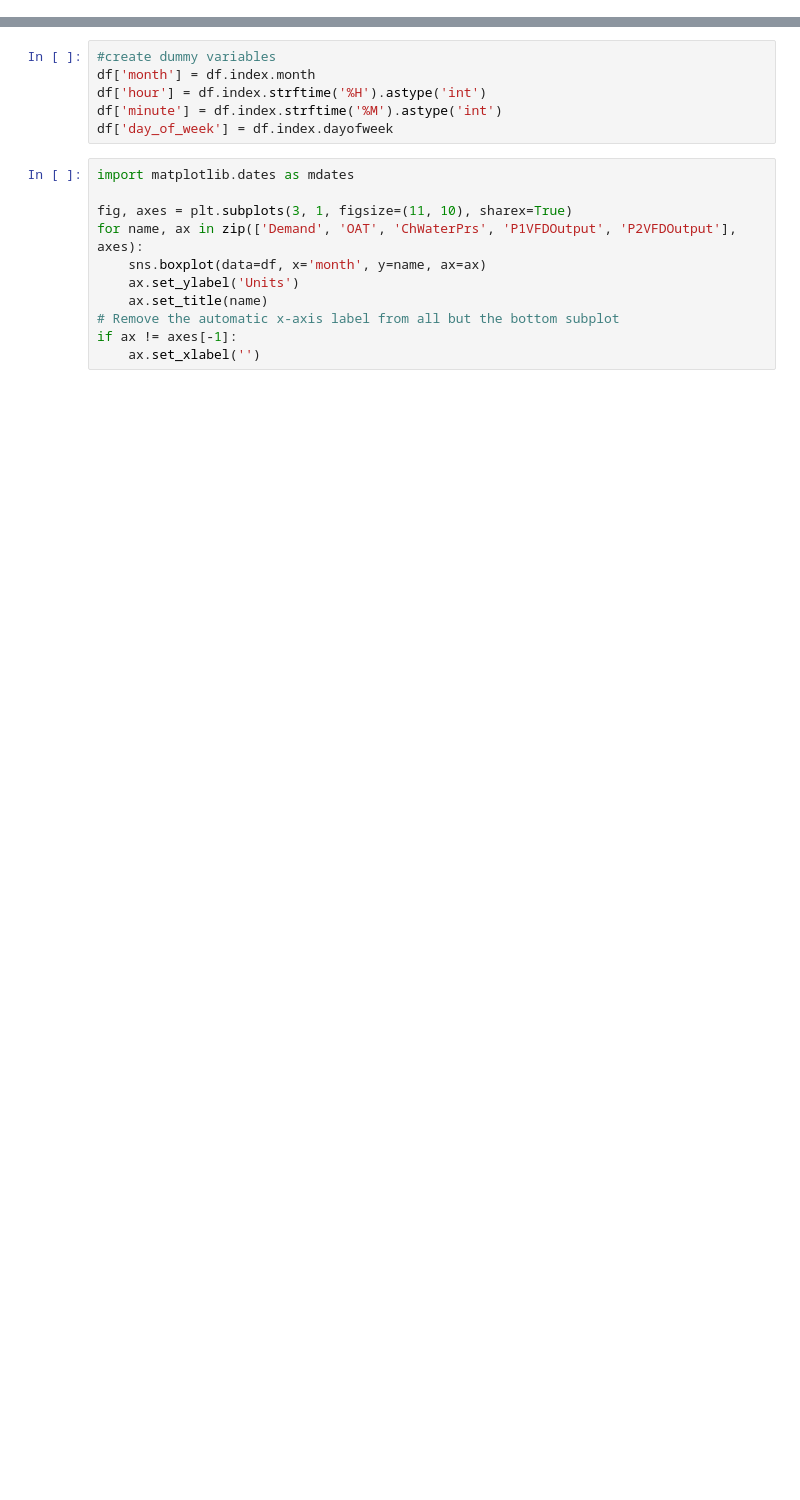
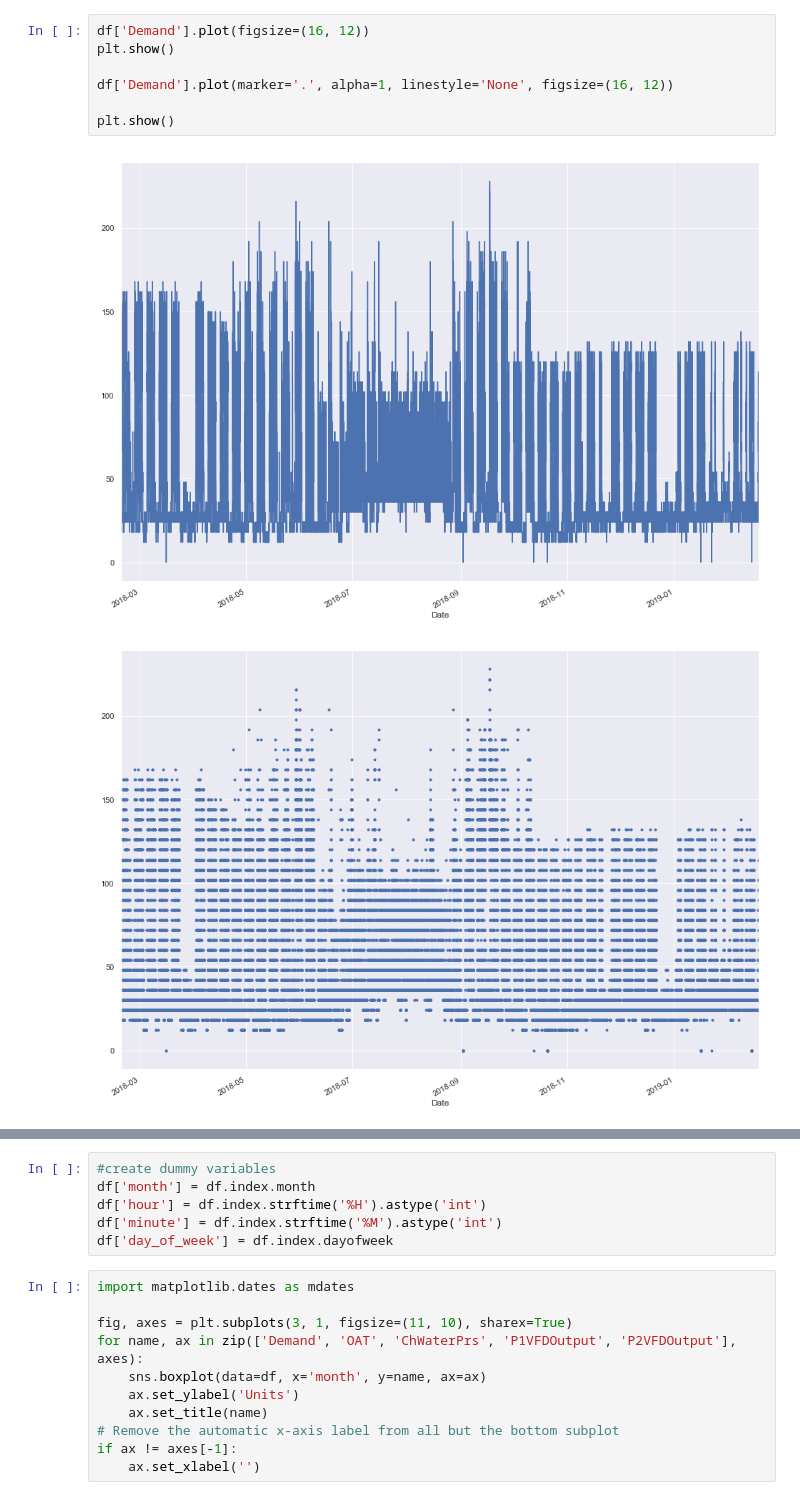
Before and after one commit to bbartling/Data, a Jupyter notebook: dataAnalysis.ipynb, the cells around one changed output, grey strips where cells are left out. Drawn from its saved outputs; the diff is of its cells as text; blank space fills up the shorter version.

```diff
--- a/dataAnalysis.ipynb
+++ b/dataAnalysis.ipynb
@@ -36,0 +41,10 @@ daily.describe()
+# %%
+df['Demand'].plot(figsize=(16, 12))
+plt.show()
+
+df['Demand'].plot(marker='.', alpha=1, linestyle='None', figsize=(16, 12))
+
+plt.show()
+# %% [output]
+[figure, added]
+[figure, added]
```
Also changed, not shown: parts of 26 cells of this notebook.
